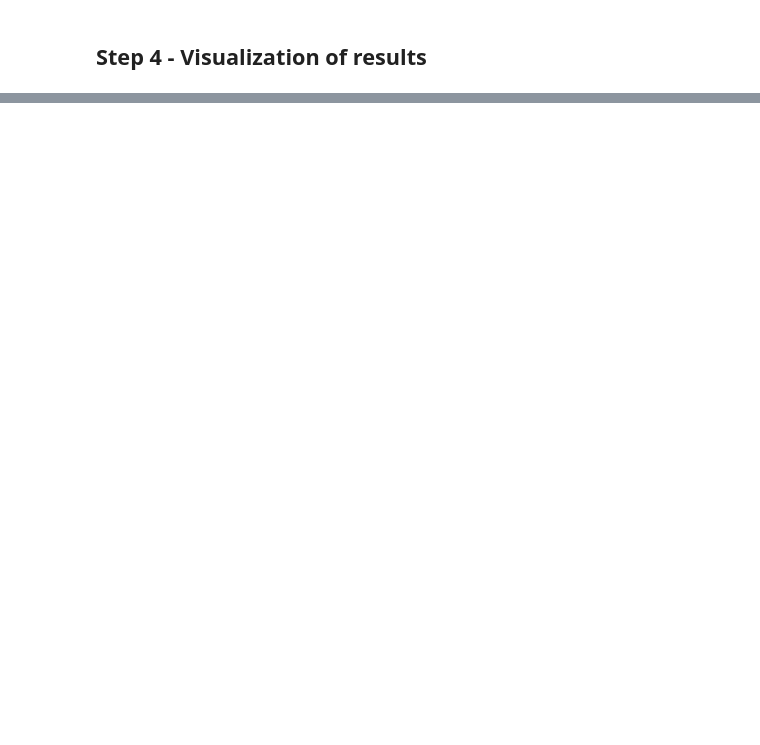
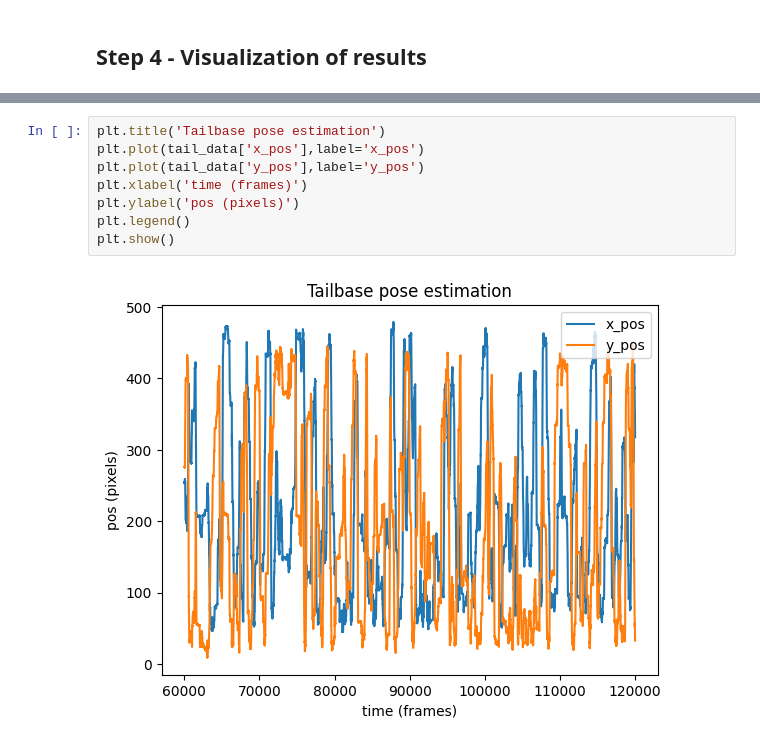
Before and after one commit to datajoint/element-deeplabcut, a Jupyter notebook: notebooks/tutorial.ipynb, the cells around one changed output, grey strips where cells are left out. Saved outputs shown, nothing was run; the diff lists cells and outputs as text; blank space fills up the shorter version.

```diff
--- a/notebooks/tutorial.ipynb
+++ b/notebooks/tutorial.ipynb
@@ -219,0 +298,10 @@ df_flat.plot(x='Tailbase_x',y='Tailbase_y', ax=ax)
+# %%
+plt.title('Tailbase pose estimation')
+plt.plot(tail_data['x_pos'],label='x_pos')
+plt.plot(tail_data['y_pos'],label='y_pos')
+plt.xlabel('time (frames)')
+plt.ylabel('pos (pixels)')
+plt.legend()
+plt.show()
+# %% [output]
+[figure, added]
```
Also changed, not shown: parts of 34 cells of this notebook.
